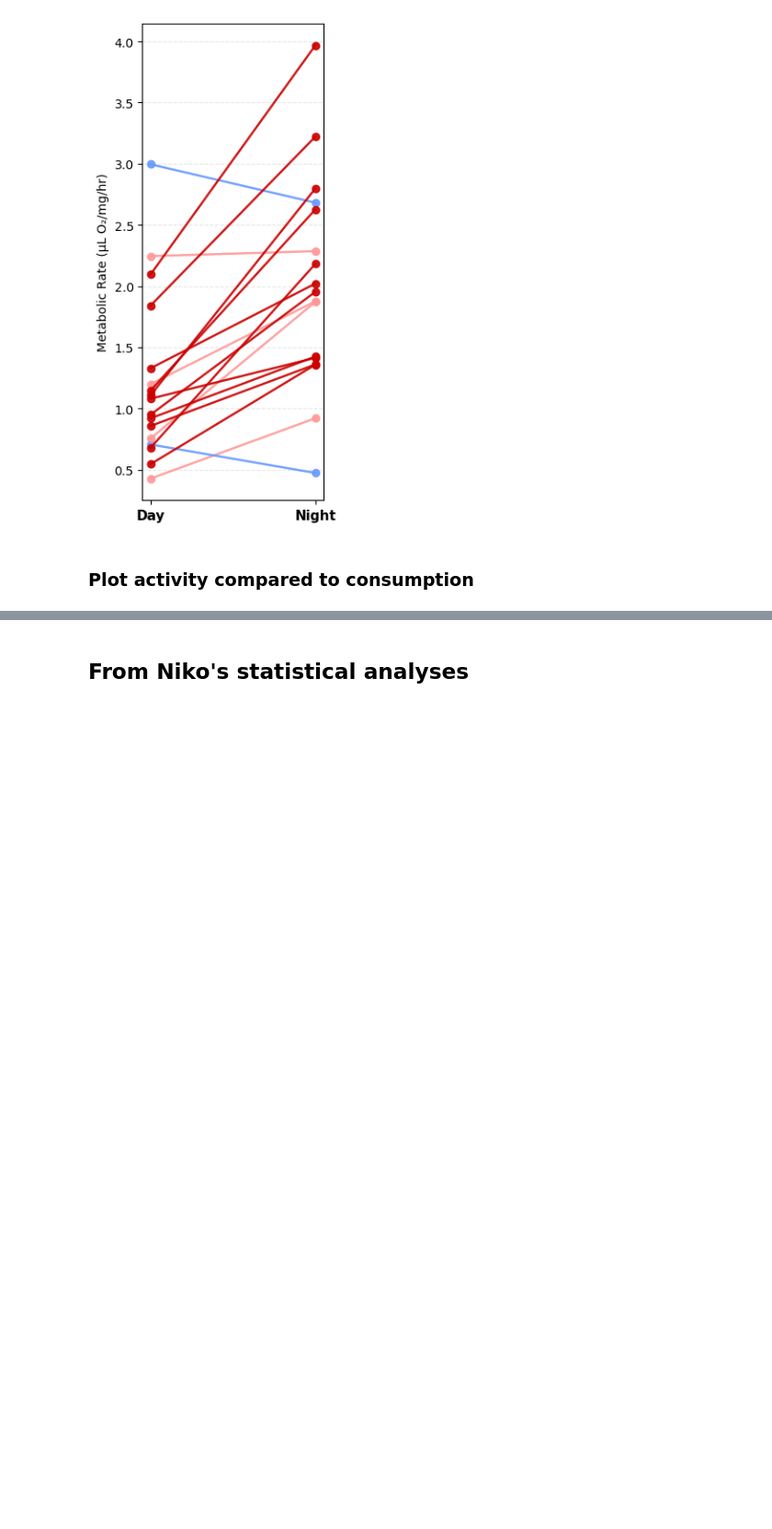
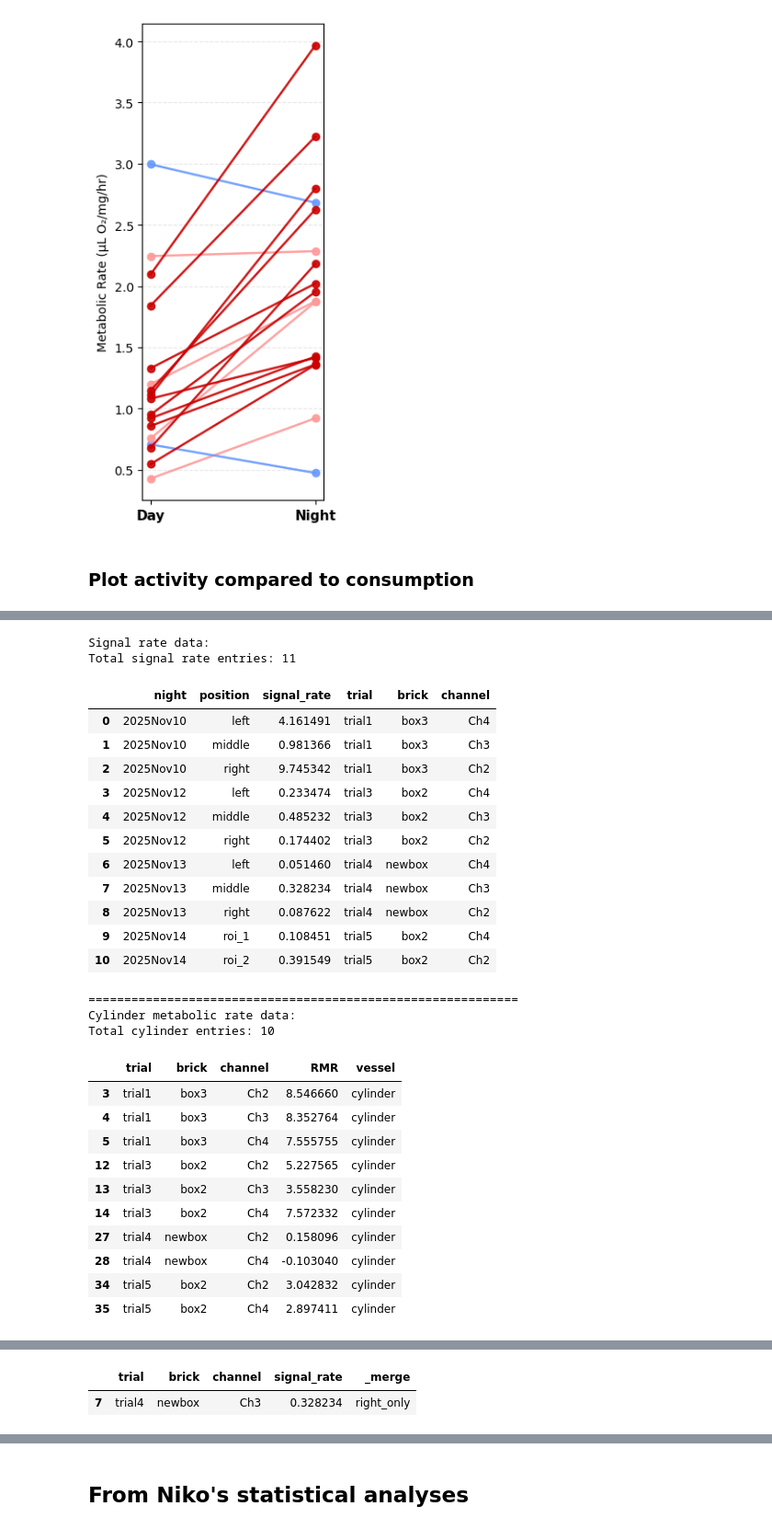
Before and after one commit to ucsb-oakley-lab/signal_respirometry, a Jupyter notebook: notebooks/A_batch_respirometry_final.ipynb, the cells around one changed output, grey strips where cells are left out. Shown at 92% size. Drawn from its saved outputs; the diff is of its cells as text; code cells hidden in the pictures; blank space fills up the shorter version.

```diff
--- a/notebooks/A_batch_respirometry_final.ipynb
+++ b/notebooks/A_batch_respirometry_final.ipynb
@@ -1385,0 +1386,78 @@ display(merged_df.head())
+# %%
+# Diagnostic: Check for mismatches between signal_rate and cylinder data
+import pandas as pd
+
+# Load the signal rate summary
+signal_rate_path = OUT_DIR / 'signal_rate_summary.csv'
+signal_df = pd.read_csv(signal_rate_path)
+
+print("Signal rate data:")
+print(f"Total signal rate entries: {len(signal_df)}")
+display(signal_df)
+
+print("\n" + "="*60)
+
+# Check cylinder data before merge
+cylinder_mask = agg_df['vessel'] == 'cylinder'
+agg_df_cyl = agg_df[cylinder_mask].copy()
+
+print("Cylinder metabolic rate data:")
+print(f"Total cylinder entries: {len(agg_df_cyl)}")
+display(agg_df_cyl[['trial', 'brick', 'channel', 'RMR', 'vessel']])
+
+print("\n" + "="*60)
+
+# Check what happens during the merge
+merged_cyl = pd.merge(
+    agg_df_cyl,
+    signal_df[['trial', 'brick', 'channel', 'signal_rate']],
+    on=['trial', 'brick', 'channel'],
+    how='outer',  # Use outer join to see all data
+    indicator=True  # Add column showing merge status
+)
+
+print("Merge diagnostics:")
+print(f"Left only (metabolic rate but no signal): {sum(merged_cyl['_merge'] == 'left_only')}")
+print(f"Right only (signal rate but no metabolic): {sum(merged_cyl['_merge'] == 'right_only')}")
+print(f"Both (successful matches): {sum(merged_cyl['_merge'] == 'both')}")
+
+print("\nEntries with signal rate but no metabolic rate match:")
+signal_only = merged_cyl[merged_cyl['_merge'] == 'right_only']
+display(signal_only[['trial', 'brick', 'channel', 'signal_rate', '_merge']])
+
+print("\nEntries with metabolic rate but no signal rate match:")
+metabolic_only = merged_cyl[merged_cyl['_merge'] == 'left_only']
+display(metabolic_only[['trial', 'brick', 'channel', 'RMR', 'vessel', '_merge']])
+
+print("\nSuccessful matches:")
+both = merged_cyl[merged_cyl['_merge'] == 'both']
+display(both[['trial', 'brick', 'channel', 'RMR', 'signal_rate', '_merge']])
+# %% [output]
+Signal rate data:
+Total signal rate entries: 11
+|  | night | position | signal_rate | trial | brick | channel |
+| 0 | 2025Nov10 | left | 4.161491 | trial1 | box3 | Ch4 |
+| 1 | 2025Nov10 | middle | 0.981366 | trial1 | box3 | Ch3 |
+| 2 | 2025Nov10 | right | 9.745342 | trial1 | box3 | Ch2 |
+| 3 | 2025Nov12 | left | 0.233474 | trial3 | box2 | Ch4 |
+| 4 | 2025Nov12 | middle | 0.485232 | trial3 | box2 | Ch3 |
+| 5 | 2025Nov12 | right | 0.174402 | trial3 | box2 | Ch2 |
+| 6 | 2025Nov13 | left | 0.051460 | trial4 | newbox | Ch4 |
+| 7 | 2025Nov13 | middle | 0.328234 | trial4 | newbox | Ch3 |
+| 8 | 2025Nov13 | right | 0.087622 | trial4 | newbox | Ch2 |
+| 9 | 2025Nov14 | roi_1 | 0.108451 | trial5 | box2 | Ch4 |
+| 10 | 2025Nov14 | roi_2 | 0.391549 | trial5 | box2 | Ch2 |
+============================================================
+Cylinder metabolic rate data:
+Total cylinder entries: 10
+|  | trial | brick | channel | RMR | vessel |
+| 3 | trial1 | box3 | Ch2 | 8.546660 | cylinder |
+| 4 | trial1 | box3 | Ch3 | 8.352764 | cylinder |
+| 5 | trial1 | box3 | Ch4 | 7.555755 | cylinder |
+| 12 | trial3 | box2 | Ch2 | 5.227565 | cylinder |
+| 13 | trial3 | box2 | Ch3 | 3.558230 | cylinder |
+| 14 | trial3 | box2 | Ch4 | 7.572332 | cylinder |
+| 27 | trial4 | newbox | Ch2 | 0.158096 | cylinder |
+| 28 | trial4 | newbox | Ch4 | -0.103040 | cylinder |
+| 34 | trial5 | box2 | Ch2 | 3.042832 | cylinder |
+| 35 | trial5 | box2 | Ch4 | 2.897411 | cylinder |
@@ -1385,0 +1471,2 @@ display(merged_df.head())
+|  | trial | brick | channel | signal_rate | _merge |
+| 7 | trial4 | newbox | Ch3 | 0.328234 | right_only |
```
Also changed, not shown: parts of 5 cells of this notebook, 2 other files.
